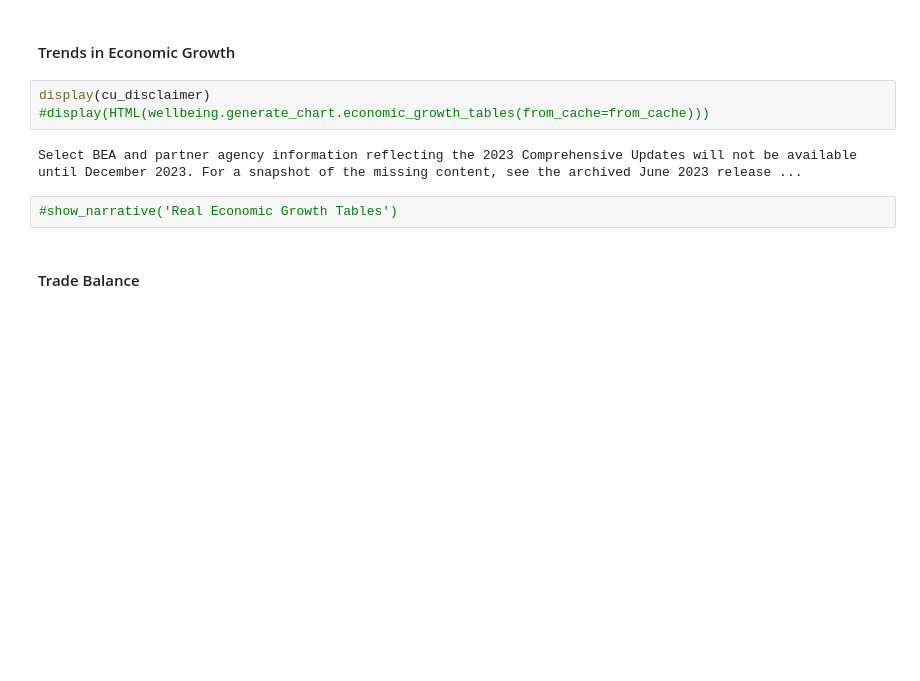
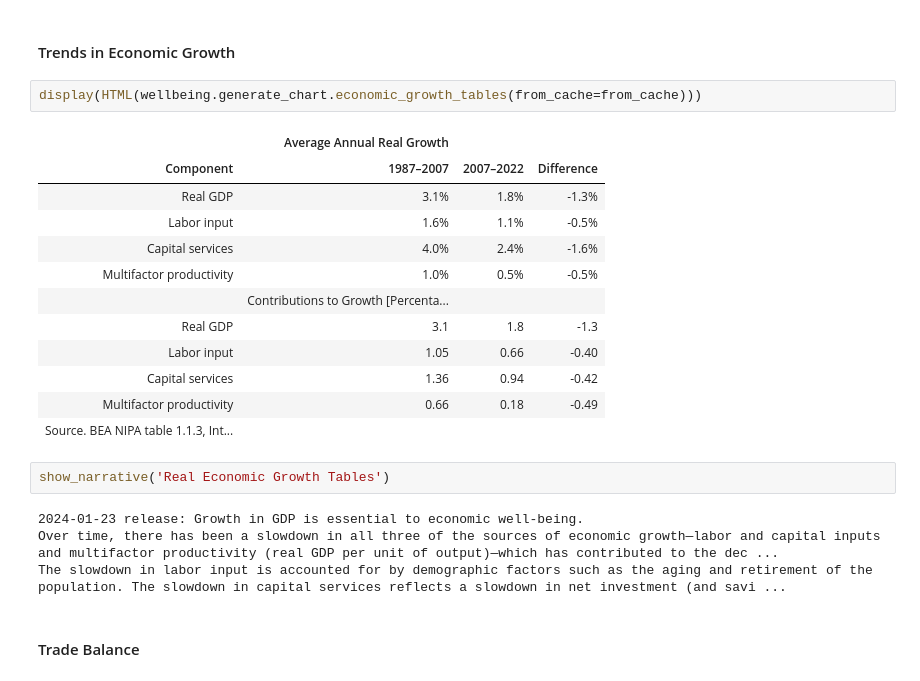
Before and after one commit to us-bea/well-being, a Jupyter notebook: wellbeing.ipynb, the cells around one changed output. Cells and saved outputs as stored; diff of their text form; blank space fills up the shorter version.

Commit message:
Jan 2024 release

```diff
--- a/wellbeing.ipynb
+++ b/wellbeing.ipynb
@@ -153,12 +167,26 @@ Over the last few decades, NDP has grown more slowly than GDP. This is the resul
 # %% [markdown]
 #### Trends in Economic Growth
 # %%
-display(cu_disclaimer)
-#display(HTML(wellbeing.generate_chart.economic_growth_tables(from_cache=from_cache)))
+display(HTML(wellbeing.generate_chart.economic_growth_tables(from_cache=from_cache)))
 # %% [output]
-Select BEA and partner agency information reflecting the 2023 Comprehensive Updates will not be available until December 2023. For a snapshot of the missing content, see the archived June 2023 release ...
+|  | Average Annual Real Growth |  |  |
+| Component | 1987–2007 | 2007–2022 | Difference |
+| Real GDP | 3.1% | 1.8% | -1.3% |
+| Labor input | 1.6% | 1.1% | -0.5% |
+| Capital services | 4.0% | 2.4% | -1.6% |
+| Multifactor productivity | 1.0% | 0.5% | -0.5% |
+|  | Contributions to Growth [Percenta... |  |  |
+| Real GDP | 3.1 | 1.8 | -1.3 |
+| Labor input | 1.05 | 0.66 | -0.40 |
+| Capital services | 1.36 | 0.94 | -0.42 |
+| Multifactor productivity | 0.66 | 0.18 | -0.49 |
+| Source. BEA NIPA table 1.1.3, Int... |  |  |  |
 # %%
-#show_narrative('Real Economic Growth Tables')
+show_narrative('Real Economic Growth Tables')
+# %% [output]
+2024-01-23 release: Growth in GDP is essential to economic well-being.
+Over time, there has been a slowdown in all three of the sources of economic growth—labor and capital inputs and multifactor productivity (real GDP per unit of output)—which has contributed to the dec ...
+The slowdown in labor input is accounted for by demographic factors such as the aging and retirement of the population. The slowdown in capital services reflects a slowdown in net investment (and savi ...
 # %% [markdown]
 #### Trade Balance
 # %%
```
Also changed, not shown: parts of 29 cells of this notebook, 49 other files.
